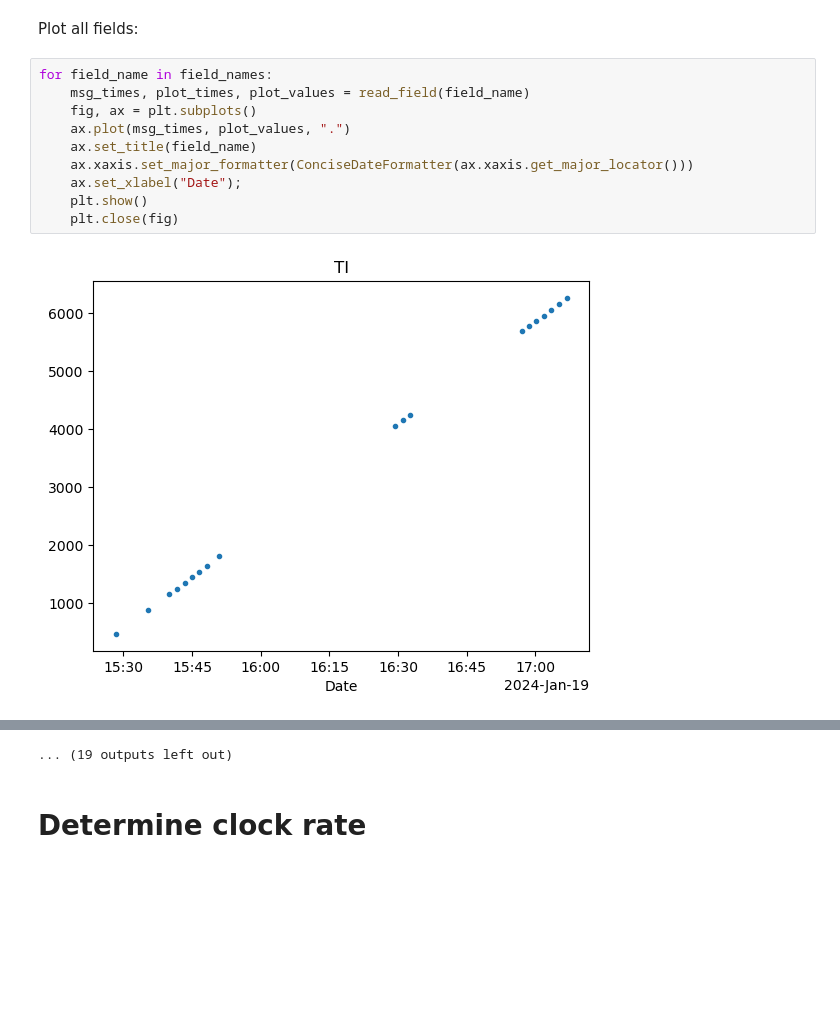
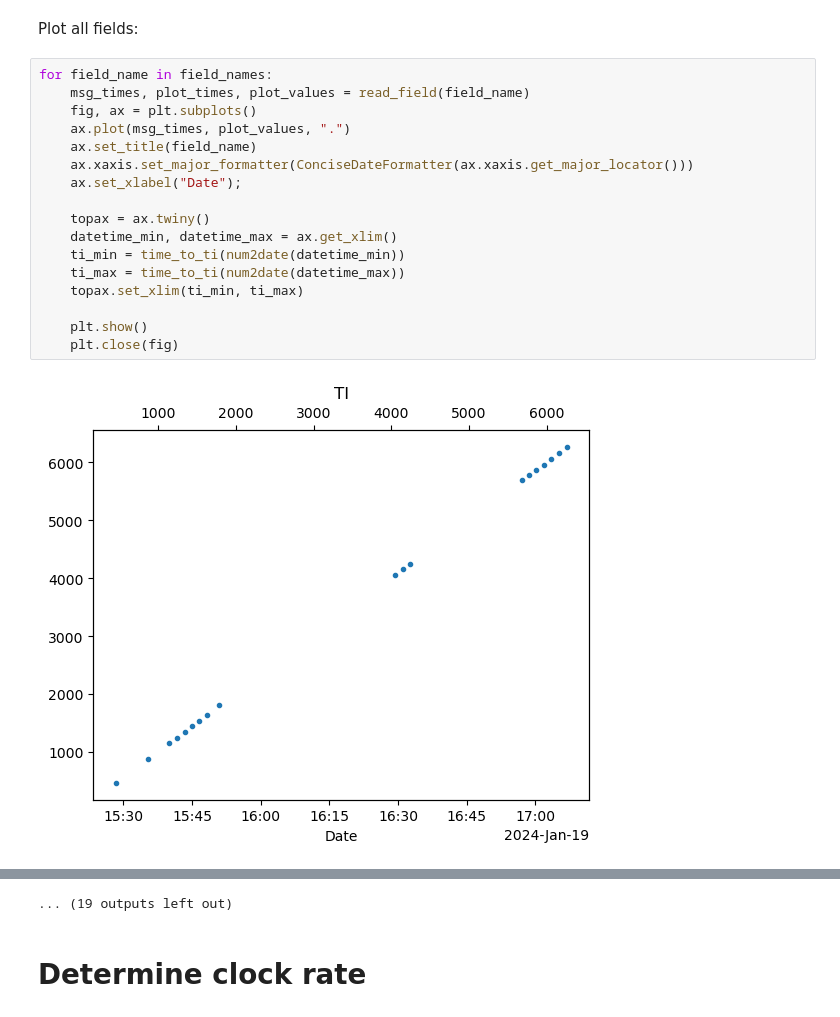
Before and after one commit to tammojan/lev1cw, a Jupyter notebook: lev1_cw_decode.ipynb, the cells around one changed output, grey strips where cells are left out. Saved outputs shown, nothing was run; the diff lists cells and outputs as text; blank space fills up the shorter version.

```diff
--- a/lev1_cw_decode.ipynb
+++ b/lev1_cw_decode.ipynb
@@ -254,12 +254,19 @@ Plot all fields:
 # %%
 for field_name in field_names:
     msg_times, plot_times, plot_values = read_field(field_name)
     fig, ax = plt.subplots()
     ax.plot(msg_times, plot_values, ".")
     ax.set_title(field_name)
     ax.xaxis.set_major_formatter(ConciseDateFormatter(ax.xaxis.get_major_locator()))
     ax.set_xlabel("Date");
+
+    topax = ax.twiny()
+    datetime_min, datetime_max = ax.get_xlim()
+    ti_min = time_to_ti(num2date(datetime_min))
+    ti_max = time_to_ti(num2date(datetime_max))
+    topax.set_xlim(ti_min, ti_max)
+
     plt.show()
     plt.close(fig)
 # %% [output]
-[figure, old version]
+[figure, new version]
```
Also changed, not shown: parts of 11 cells of this notebook, 1 other file.
